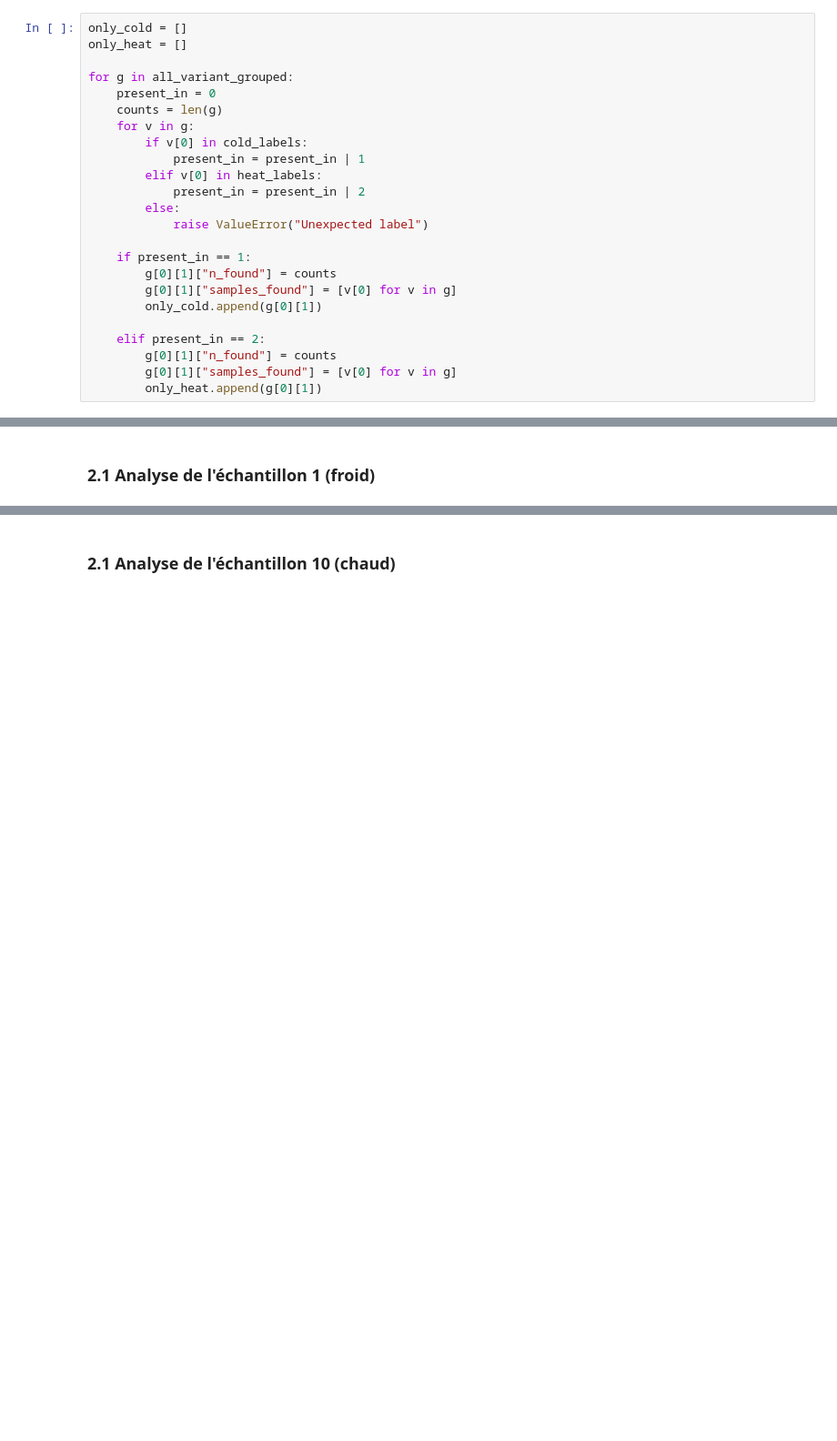
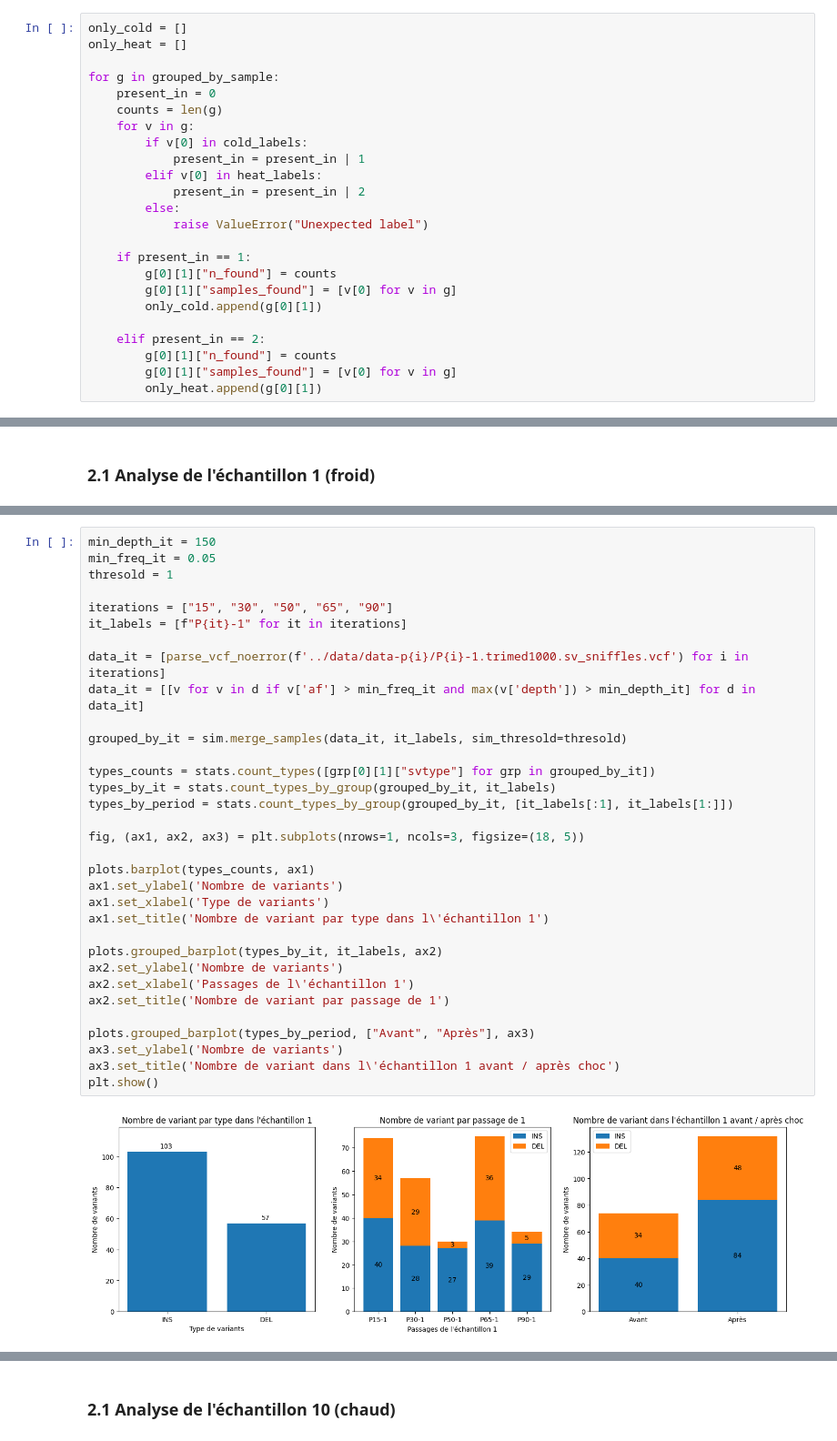
Before and after one commit to Tara-Guillorit/TP-BILL, a Jupyter notebook: src/analysis.ipynb, the cells around one changed output, grey strips where cells are left out. Shown at 91% size. Drawn from its saved outputs; the diff is of its cells as text; blank space fills up the shorter version.

```diff
--- a/src/analysis.ipynb
+++ b/src/analysis.ipynb
@@ -142,7 +173,7 @@ plots.variant_heatmap(sims, all_labels)
 only_cold = []
 only_heat = []
 
-for g in all_variant_grouped:
+for g in grouped_by_sample:
     present_in = 0
     counts = len(g)
     for v in g:
@@ -278,0 +285,35 @@ plots_by_iteration(data_it_1, 1)
+# %%
+min_depth_it = 150
+min_freq_it = 0.05
+thresold = 1
+
+iterations = ["15", "30", "50", "65", "90"]
+it_labels = [f"P{it}-1" for it in iterations]
+
+data_it = [parse_vcf_noerror(f'../data/data-p{i}/P{i}-1.trimed1000.sv_sniffles.vcf') for i in iterations]
+data_it = [[v for v in d if v['af'] > min_freq_it and max(v['depth']) > min_depth_it] for d in data_it]
+
+grouped_by_it = sim.merge_samples(data_it, it_labels, sim_thresold=thresold)
+
+types_counts = stats.count_types([grp[0][1]["svtype"] for grp in grouped_by_it])
+types_by_it = stats.count_types_by_group(grouped_by_it, it_labels)
+types_by_period = stats.count_types_by_group(grouped_by_it, [it_labels[:1], it_labels[1:]])
+
+fig, (ax1, ax2, ax3) = plt.subplots(nrows=1, ncols=3, figsize=(18, 5))
+
+plots.barplot(types_counts, ax1)
+ax1.set_ylabel('Nombre de variants')
+ax1.set_xlabel('Type de variants')
+ax1.set_title('Nombre de variant par type dans l\'échantillon 1')
+
+plots.grouped_barplot(types_by_it, it_labels, ax2)
+ax2.set_ylabel('Nombre de variants')
+ax2.set_xlabel('Passages de l\'échantillon 1')
+ax2.set_title('Nombre de variant par passage de 1')
+
+plots.grouped_barplot(types_by_period, ["Avant", "Après"], ax3)
+ax3.set_ylabel('Nombre de variants')
+ax3.set_title('Nombre de variant dans l\'échantillon 1 avant / après choc')
+plt.show()
+# %% [output]
+[figure, added]
```
Also changed, not shown: parts of 18 cells of this notebook, 3 other files.
